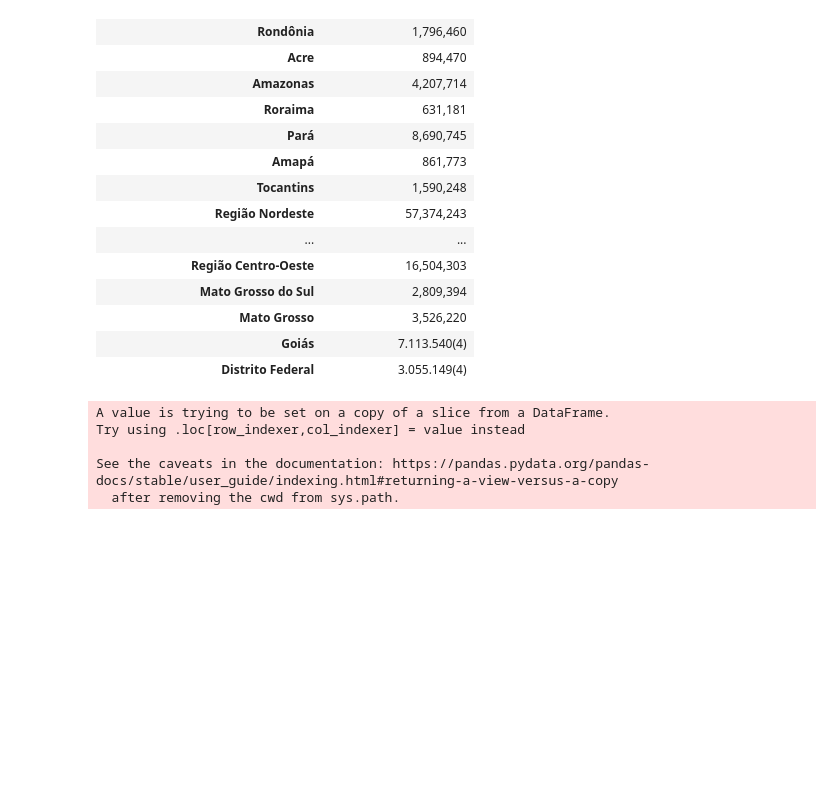
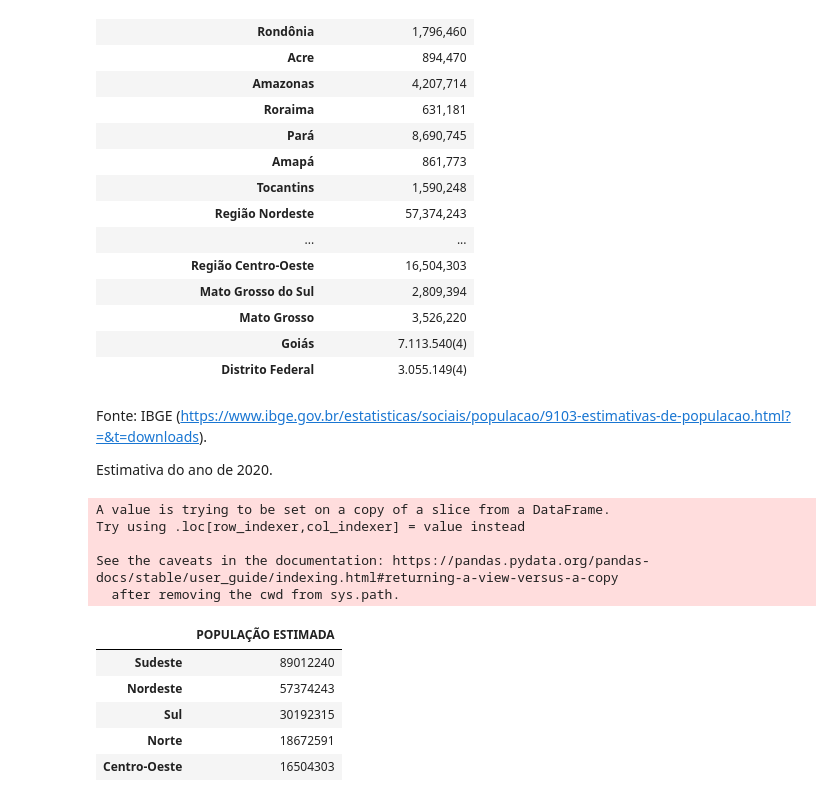
Before and after one commit to IgorQuaresma/-bootcamp_alura_projetos, a Jupyter notebook: bootcamp_alura_projeto1.ipynb, the cells around one changed output. Saved outputs shown, nothing was run; the diff lists cells and outputs as text; code cells hidden in the pictures; blank space fills up the shorter version.

```diff
--- a/bootcamp_alura_projeto1.ipynb
+++ b/bootcamp_alura_projeto1.ipynb
@@ -123,15 +123,30 @@ populacao
 | Mato Grosso | 3,526,220 |
 | Goiás | 7.113.540(4) |
 | Distrito Federal | 3.055.149(4) |
+# %% [markdown]
+Fonte: IBGE (https://www.ibge.gov.br/estatisticas/sociais/populacao/9103-estimativas-de-populacao.html?=&t=downloads).
+
+
+Estimativa do ano de 2020.
 # %%
 #Selecionando apenas as celulas das regioes
 populacao_regiao = populacao[populacao.index.str.contains("Região")]
-pd.options.display.float_format = '{:. .2f}'.format
+
 populacao_regiao['POPULAÇÃO ESTIMADA'] = populacao_regiao['POPULAÇÃO ESTIMADA'].map(lambda x : x.replace(',','')).astype('int')
+
+#Formatar o dataframe para depois realizar um merge com o dataframe dos casos de tuberculose por regiao
+populacao_regiao = populacao_regiao.sort_values('POPULAÇÃO ESTIMADA', ascending=False)
+populacao_regiao.index = ['Sudeste','Nordeste','Sul','Norte','Centro-Oeste']
 populacao_regiao
 # %% [output]
 A value is trying to be set on a copy of a slice from a DataFrame.
 Try using .loc[row_indexer,col_indexer] = value instead
 
 See the caveats in the documentation: https://pandas.pydata.org/pandas-docs/stable/user_guide/indexing.html#returning-a-view-versus-a-copy
   after removing the cwd from sys.path.
+|  | POPULAÇÃO ESTIMADA |
+| Sudeste | 89012240 |
+| Nordeste | 57374243 |
+| Sul | 30192315 |
+| Norte | 18672591 |
+| Centro-Oeste | 16504303 |
```
Also changed, not shown: parts of 7 cells of this notebook.
